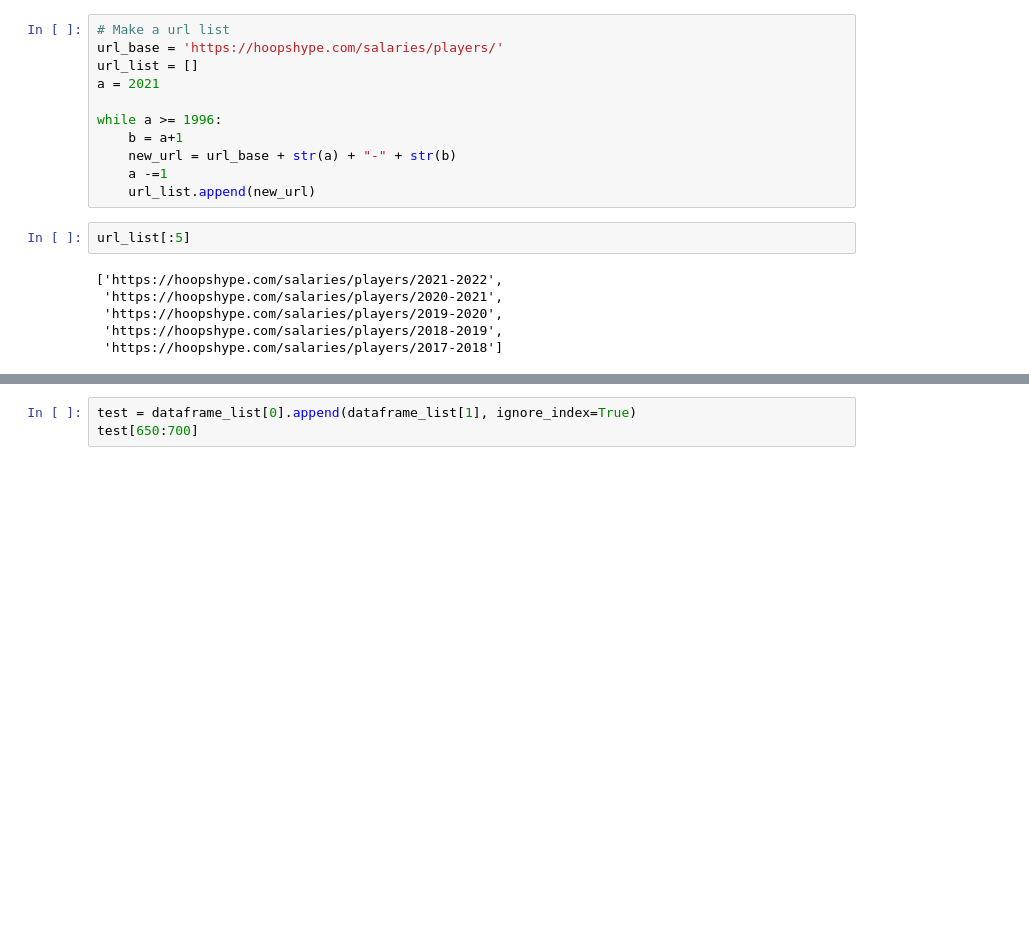
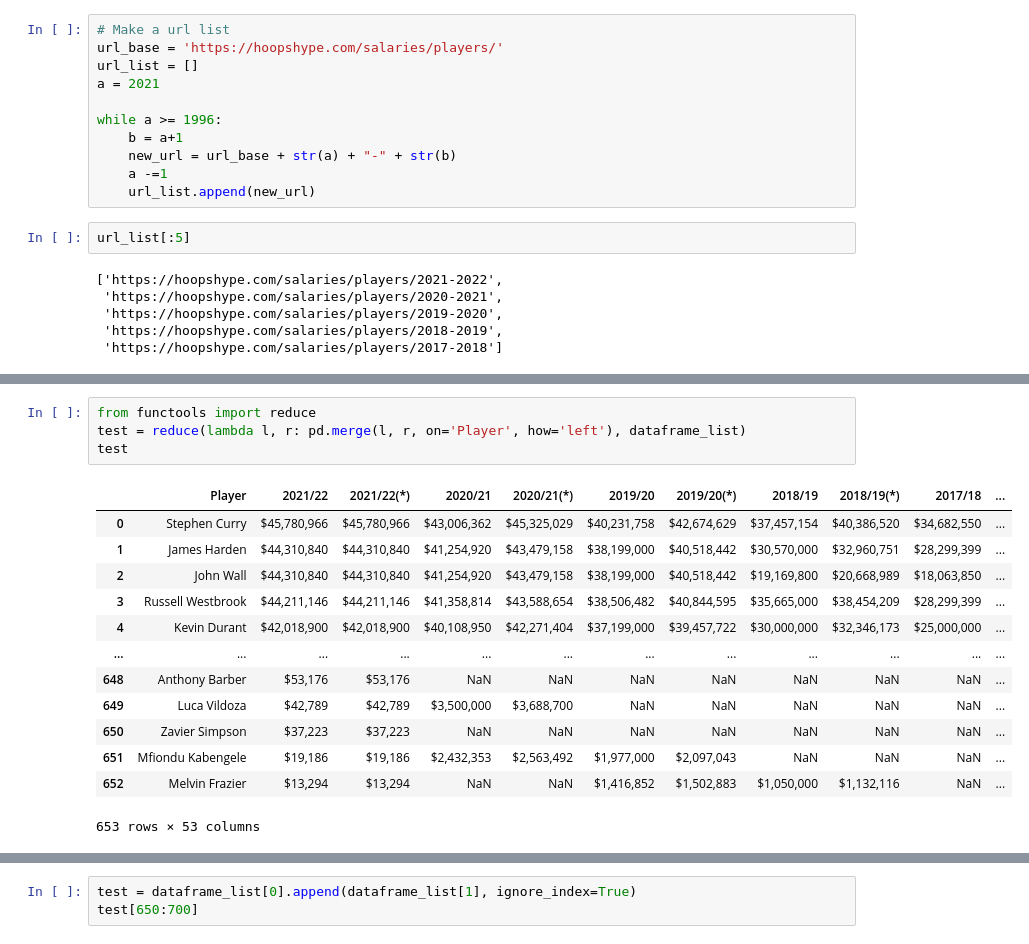
Before and after one commit to sandra-t-3282/NBA_Salary_Regression, a Jupyter notebook: salaries_nba_pipeline.ipynb, the cells around one changed output, grey strips where cells are left out. Saved outputs shown, nothing was run; the diff lists cells and outputs as text; blank space fills up the shorter version.

Commit message:
pre merge stats and salaries

```diff
--- a/salaries_nba_pipeline.ipynb
+++ b/salaries_nba_pipeline.ipynb
@@ -93,0 +124,18 @@ dataframe_list
+# %%
+from functools import reduce
+test = reduce(lambda l, r: pd.merge(l, r, on='Player', how='left'), dataframe_list)
+test
+# %% [output]
+|  | Player | 2021/22 | 2021/22(*) | 2020/21 | 2020/21(*) | 2019/20 | 2019/20(*) | 2018/19 | 2018/19(*) | 2017/18 | ... |
+| 0 | Stephen Curry | $45,780,966 | $45,780,966 | $43,006,362 | $45,325,029 | $40,231,758 | $42,674,629 | $37,457,154 | $40,386,520 | $34,682,550 | ... |
+| 1 | James Harden | $44,310,840 | $44,310,840 | $41,254,920 | $43,479,158 | $38,199,000 | $40,518,442 | $30,570,000 | $32,960,751 | $28,299,399 | ... |
+| 2 | John Wall | $44,310,840 | $44,310,840 | $41,254,920 | $43,479,158 | $38,199,000 | $40,518,442 | $19,169,800 | $20,668,989 | $18,063,850 | ... |
+| 3 | Russell Westbrook | $44,211,146 | $44,211,146 | $41,358,814 | $43,588,654 | $38,506,482 | $40,844,595 | $35,665,000 | $38,454,209 | $28,299,399 | ... |
+| 4 | Kevin Durant | $42,018,900 | $42,018,900 | $40,108,950 | $42,271,404 | $37,199,000 | $39,457,722 | $30,000,000 | $32,346,173 | $25,000,000 | ... |
+| ... | ... | ... | ... | ... | ... | ... | ... | ... | ... | ... | ... |
+| 648 | Anthony Barber | $53,176 | $53,176 | NaN | NaN | NaN | NaN | NaN | NaN | NaN | ... |
+| 649 | Luca Vildoza | $42,789 | $42,789 | $3,500,000 | $3,688,700 | NaN | NaN | NaN | NaN | NaN | ... |
+| 650 | Zavier Simpson | $37,223 | $37,223 | NaN | NaN | NaN | NaN | NaN | NaN | NaN | ... |
+| 651 | Mfiondu Kabengele | $19,186 | $19,186 | $2,432,353 | $2,563,492 | $1,977,000 | $2,097,043 | NaN | NaN | NaN | ... |
+| 652 | Melvin Frazier | $13,294 | $13,294 | NaN | NaN | $1,416,852 | $1,502,883 | $1,050,000 | $1,132,116 | NaN | ... |
+653 rows × 53 columns
```
Also changed, not shown: parts of 5 cells of this notebook, 2 other files.
